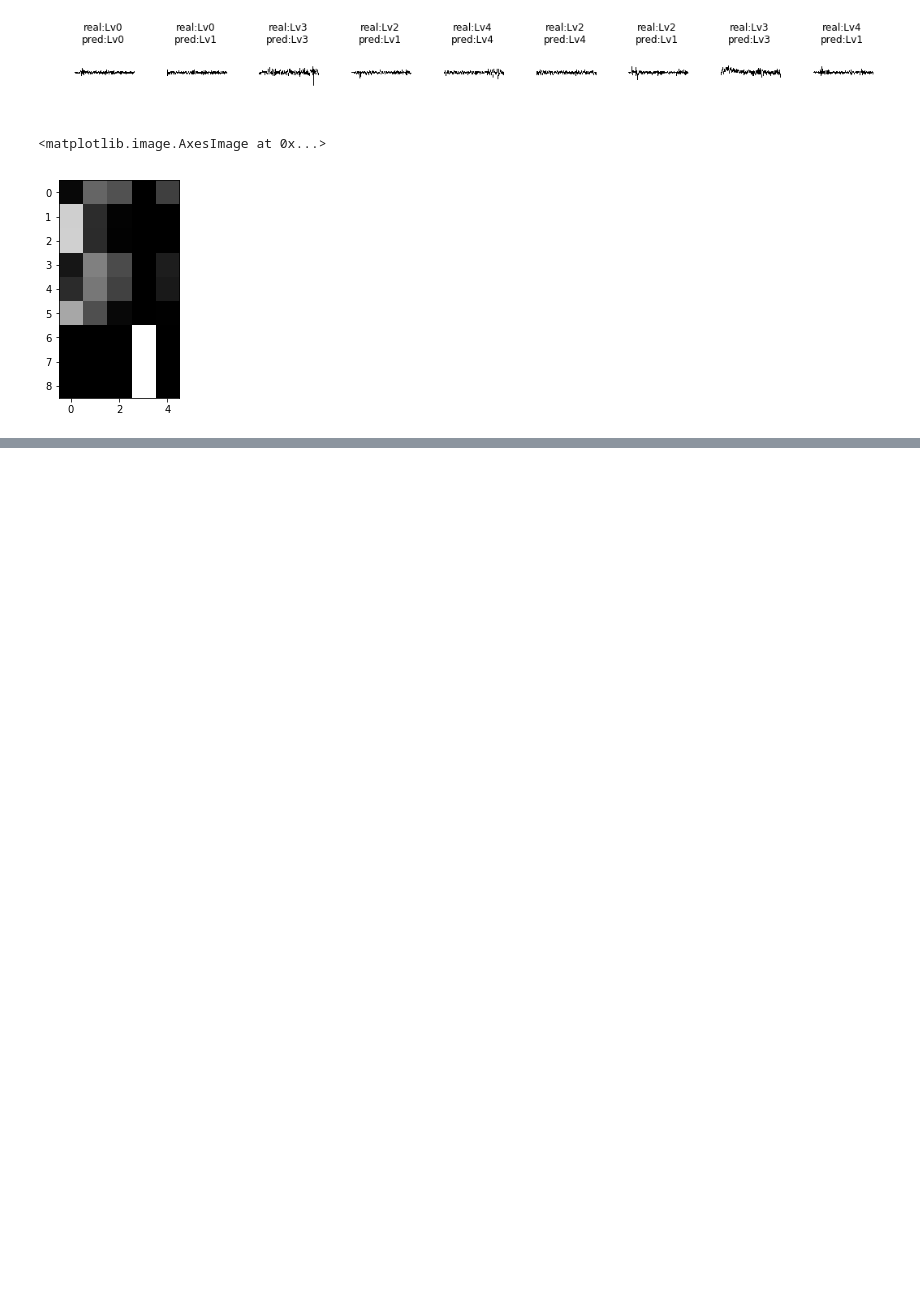
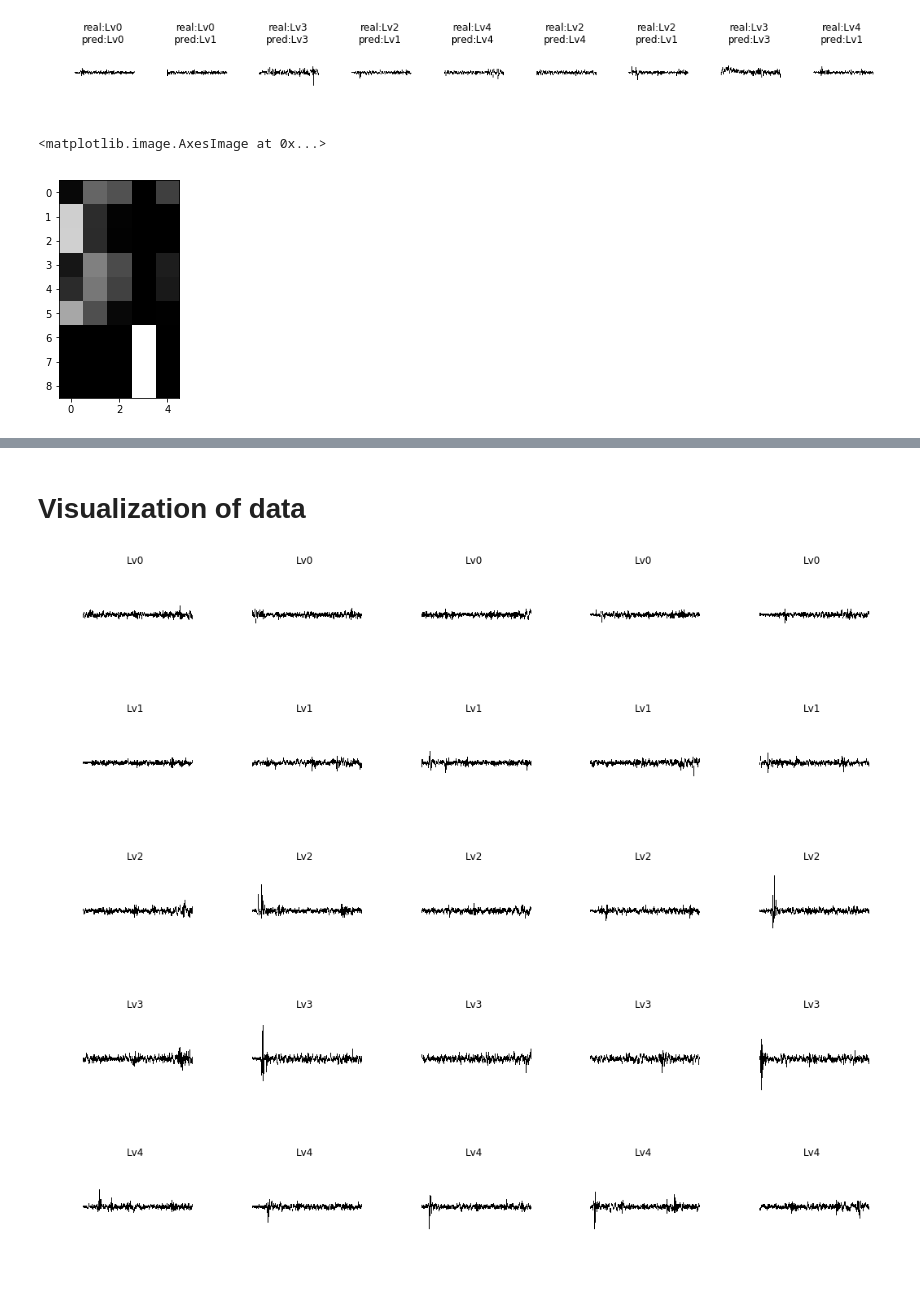
Before and after one commit to ANJAEJIN/EXP_DSP, a Jupyter notebook: cnn.ipynb, the cells around one changed output, grey strips where cells are left out. Drawn from its saved outputs; the diff is of its cells as text; code cells hidden in the pictures; blank space fills up the shorter version.

```diff
--- a/cnn.ipynb
+++ b/cnn.ipynb
@@ -956,0 +1020,39 @@ plt.imshow(Y_test_pred[:10], cmap='gray', interpolation='nearest', vmin=0, vmax=
+# %%
+(x_train,x_val,x_test)=Graph5[(int)(0.2*len_data):],Graph5[:(int)(0.1*len_data)],Graph5[(int)(0.1*len_data):(int)(0.2*len_data)]
+x_train = x_train.astype('float32')/255 # As we are working on image data we are normalizing data by divinding 255.
+x_val = x_val.astype('float32')/255
+x_test = x_test.astype('float32')/255
+train_len=len(x_train)
+test_len=len(x_test)
+# %%
+(y_train,y_val,y_test)=labels5[(int)(0.2*len_data):],labels5[:(int)(0.1*len_data)],labels5[(int)(0.1*len_data):(int)(0.2*len_data)]
+# %% [markdown]
+# Visualization of data
+# %%
+#preparing label name
+label = np.array([
+    'Lv0',
+    'Lv1',
+    'Lv2',
+    'Lv3',
+    'Lv4'])
+# %%
+#Store 10 images for each label
+img_list = []
+for for_1 in range(5):
+    choice_idx = np.random.choice(np.where(y_test == for_1)[0], 5)
+    img_list.append(x_test[choice_idx])
+# %%
+# Visualization of data
+for for_1 in range(5):
+    fig, ax = plt.subplots(1, 5, figsize=(18, 8))
+    for for_2 in range(5):
+        ax[for_2].imshow(img_list[for_1][for_2],cmap='gray') #Outputs the nth and subsequent test data with the value of for_2 + n
+        ax[for_2].set_title(label[for_1])
+        ax[for_2].axis('off')
+# %% [output]
+[figure, added]
+[figure, added]
+[figure, added]
+[figure, added]
+[figure, added]
```
Also changed, not shown: parts of 54 cells of this notebook.
